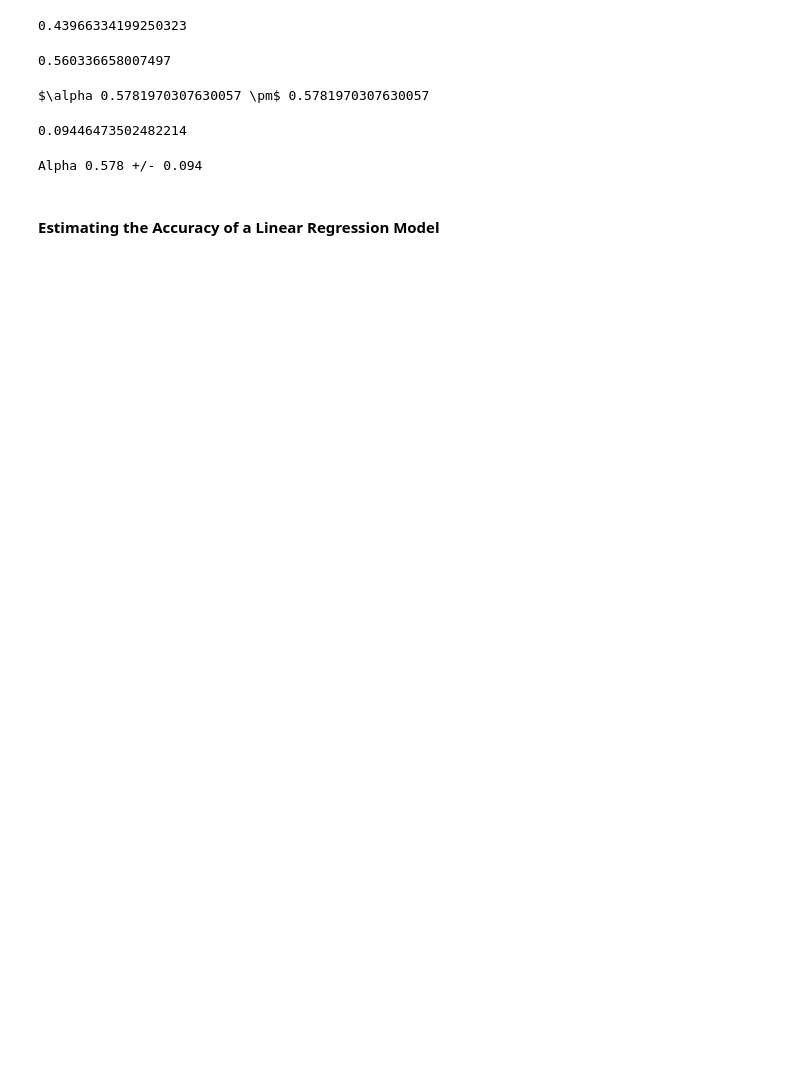
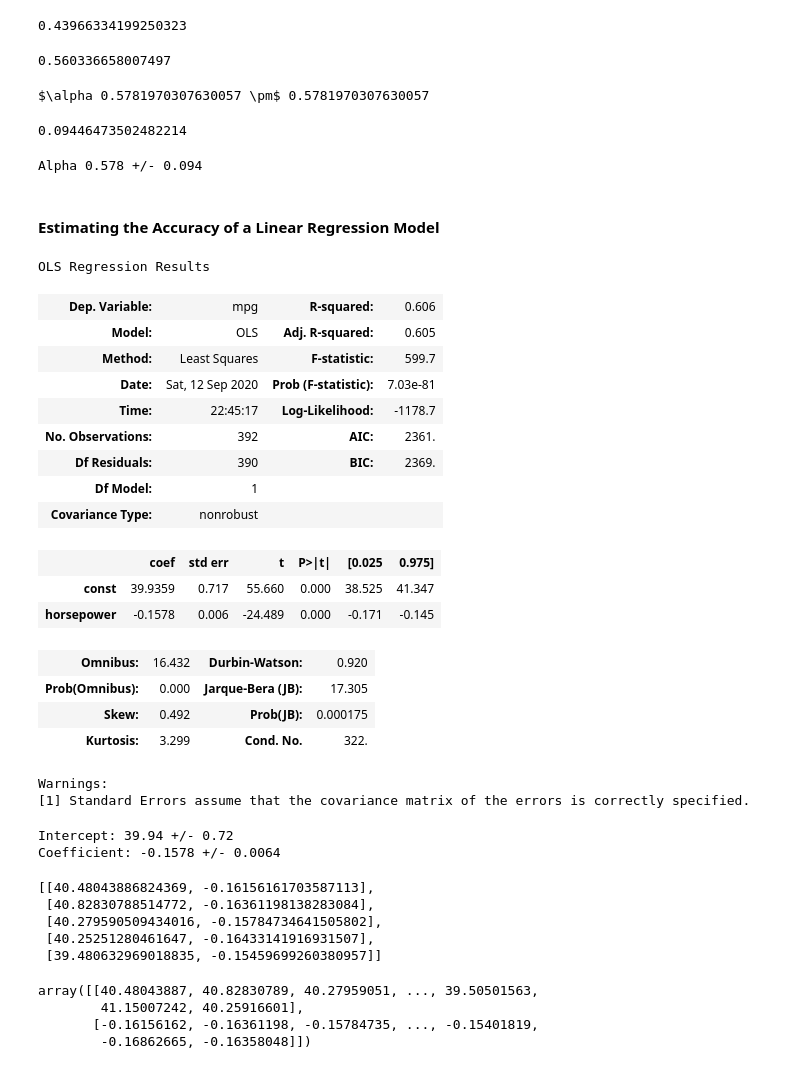
Before and after one commit to Rtavakol/ISLR, a Jupyter notebook: Notebooks/Chapter 5/Cross_Validation_Bootstrap.ipynb, the cells around one changed output. Drawn from its saved outputs; the diff is of its cells as text; code cells hidden in the pictures; blank space fills up the shorter version.

```diff
--- a/Notebooks/Chapter 5/Cross_Validation_Bootstrap.ipynb
+++ b/Notebooks/Chapter 5/Cross_Validation_Bootstrap.ipynb
@@ -336,0 +340,36 @@ Alpha 0.578 +/- 0.094
+# %%
+x = df['horsepower']
+x = sm.add_constant(x)
+
+y = df['mpg']
+
+model = sm.OLS(y, x)
+results = model.fit()
+results.summary()
+# %% [output]
+OLS Regression Results
+| Dep. Variable: | mpg | R-squared: | 0.606 |
+| Model: | OLS | Adj. R-squared: | 0.605 |
+| Method: | Least Squares | F-statistic: | 599.7 |
+| Date: | Sat, 12 Sep 2020 | Prob (F-statistic): | 7.03e-81 |
+| Time: | 22:45:17 | Log-Likelihood: | -1178.7 |
+| No. Observations: | 392 | AIC: | 2361. |
+| Df Residuals: | 390 | BIC: | 2369. |
+| Df Model: | 1 |  |  |
+| Covariance Type: | nonrobust |  |  |
+|  | coef | std err | t | P>|t| | [0.025 | 0.975] |
+| const | 39.9359 | 0.717 | 55.660 | 0.000 | 38.525 | 41.347 |
+| horsepower | -0.1578 | 0.006 | -24.489 | 0.000 | -0.171 | -0.145 |
+| Omnibus: | 16.432 | Durbin-Watson: | 0.920 |
+| Prob(Omnibus): | 0.000 | Jarque-Bera (JB): | 17.305 |
+| Skew: | 0.492 | Prob(JB): | 0.000175 |
+| Kurtosis: | 3.299 | Cond. No. | 322. |
+Warnings:
+[1] Standard Errors assume that the covariance matrix of the errors is correctly specified.
+# %%
+# Intercept and coefficient results from OLS model
+print('Intercept: {:.2f} +/- {:.2f}'.format(results.params[0], results.bse[0]))
+print('Coefficient: {:.4f} +/- {:.4f}'.format(results.params[1], results.bse[1]))
+# %% [output]
+Intercept: 39.94 +/- 0.72
+Coefficient: -0.1578 +/- 0.0064
@@ -336,0 +395,15 @@ Alpha 0.578 +/- 0.094
+# %%
+fit_parm_list[:5]
+# %% [output]
+[[40.48043886824369, -0.16156161703587113],
+ [40.82830788514772, -0.16361198138283084],
+ [40.279590509434016, -0.15784734641505802],
+ [40.25251280461647, -0.16433141916931507],
+ [39.480632969018835, -0.15459699260380957]]
+# %%
+np.array(fit_parm_list).T
+# %% [output]
+array([[40.48043887, 40.82830789, 40.27959051, ..., 39.50501563,
+        41.15007242, 40.25916601],
+       [-0.16156162, -0.16361198, -0.15784735, ..., -0.15401819,
+        -0.16862665, -0.16358048]])
```
Also changed, not shown: parts of 5 cells of this notebook.
